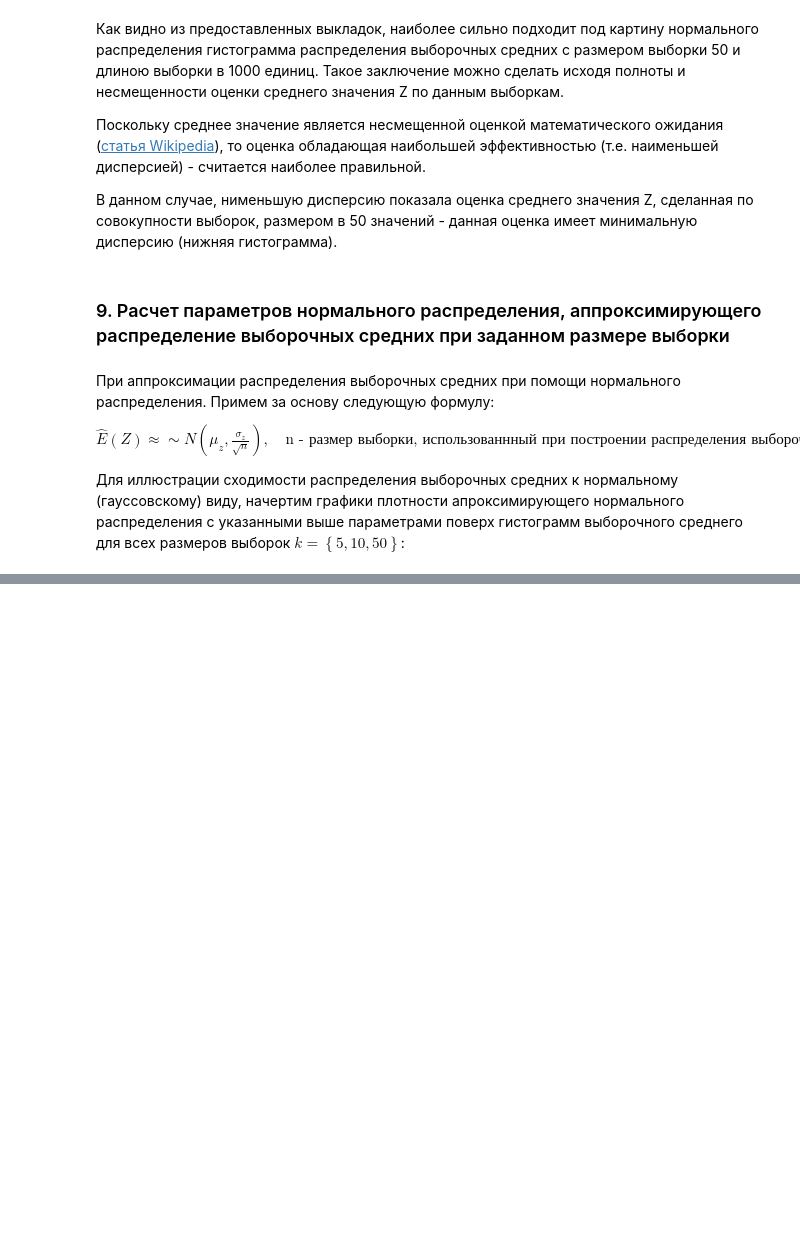
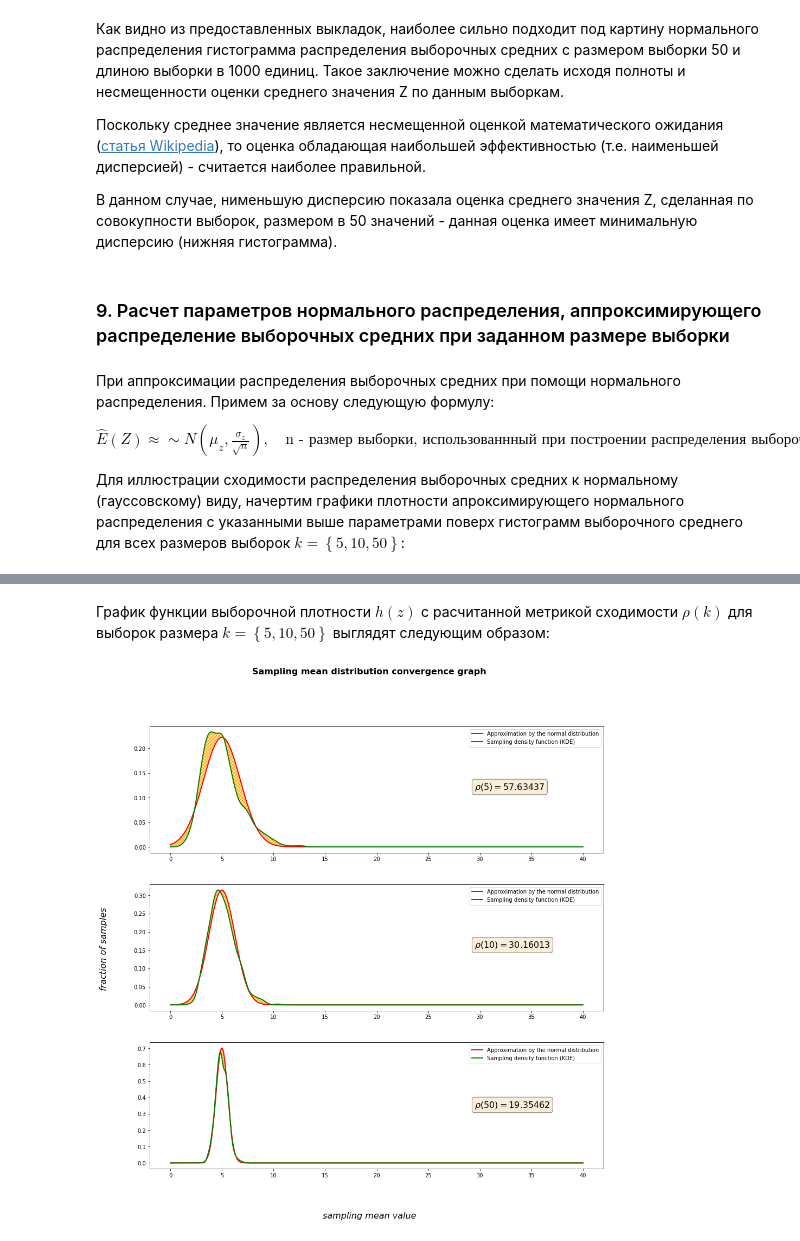
Before and after one commit to avikulin/PythonMath, a Jupyter notebook: Yandex ML Course #1/CourseProject/CourseProject.ipynb, the cells around one changed output, grey strips where cells are left out. Cells and saved outputs as stored; diff of their text form; code cells hidden in the pictures; blank space fills up the shorter version.

Commit message:
Add convergence metric. Add conclusion. Made some refactoring.

```diff
--- a/Yandex ML Course #1/CourseProject/CourseProject.ipynb
+++ b/Yandex ML Course #1/CourseProject/CourseProject.ipynb
@@ -762,0 +858,72 @@ plt.show()
+# %% [markdown]
+График функции выборочной плотности $h \left( z \right)$ с расчитанной метрикой сходимости $\rho \left( k \right)$ для выборок размера $k = \left\{5, 10, 50\right\}$ выглядят следующим образом:
+# %%
+# Готовим вывод группы графиков (3 х 1)
+fig, axes = plt.subplots(3,1)
+fig.set_size_inches(15,15)
+fig.subplots_adjust(hspace=0.25)
+
+# Выводим общий заголовок группы графиков
+fig.suptitle("Sampling mean distribution convergence graph", fontsize=16, fontweight="bold")
+
+# Выводим название общих осей координат
+fig.text(0.5, 0.04, "sampling mean value", ha="center",
+         fontdict= {"color":  "black", "style":"italic", "weight": "normal", "size": 16})
+
+fig.text(0.04, 0.5, "fraction of samples",
+         va='center', rotation='vertical',
+         fontdict= {"color":  "black", "style":"italic", "weight": "normal", "size": 16})
+
+# Создаем структуры данных для будущего испольдования
+z_distribution_kde = dict() # - набор данных по функции плотности вероятности,
+                            #   полученной путем ядерного сглаживания данных выборки.
+                            #   Набор данных формируется для каждой выборки распределения среднего.
+
+rho = dict()                # - набор данных по метрике расстояния между апроксимирующей и выборочной
+                            #   функцией плотности вероятности.
+                            #   Набор данных формируется для каждой выборки распределения среднего.
+
+
+# Итерируем по всем выборкам распределения среднего значения
+for i, size in enumerate(SAMPLING_SIZE):
+
+        # Создем экземпляр адаптера ядерного сглаживания на основании данных выборки
+        kde_adapter = st.gaussian_kde(dataset=sampling_mean_distribution[size], bw_method="scott")
+
+        # Создаем набор данных для отображения функции выборочной плотности вероятности
+        z_distribution_kde[size] = kde_adapter.pdf(z_distribution_normal_space)
+
+        # Отображаем функцию апроксимирующей нормальной плотности вероятности
+        axes[i].plot(z_distribution_normal_space, z_distribution_normal_approximation[size], "r-", linewidth=2.0,
+                 label="Approximation by the normal distribution")
+
+        # Отображаем функцию выборочной плотности вероятности
+        axes[i].plot(z_distribution_normal_space, z_distribution_kde[size], "g-", linewidth=2.0,
+                 label="Sampling density function (KDE)")
+
+        # Отрисовываем область расстояния между графиками
+        axes[i].fill_between(x=z_distribution_normal_space,
+                             y1 = z_distribution_normal_approximation[size],
+                             y2 = z_distribution_kde[size],
+                             facecolor="moccasin",
+                             edgecolor="orange",
+                             linewidth=1,
+                             hatch="xxxx" )
+
+        # Выводим легенду
+        axes[i].legend()
+
+        # Рассчитываем метрику расстояния между выборочной и апроксимирующей функцией вероятности
+        # для каждой выборки распределения среднего значения
+        rho[size] = np.sum(np.abs(np.array(z_distribution_normal_approximation[size]) - z_distribution_kde[size]))
+
+        # Выводим значение метрики расстояния
+        annotation_box_props = dict(boxstyle="round", facecolor="wheat", alpha=0.5)
+        axes[i].text(x=29.5, y = np.max( z_distribution_kde[size])/2.,
+                     s=r"$\rho \left({0}\right)={1:5.5f}$".format(size, rho[size]),
+                     fontdict= {"color":"black", "weight":"normal", "size":16},
+                     bbox=annotation_box_props)
+
+plt.show()
+# %% [output]
+[figure, added]
```
Also changed, not shown: parts of 25 cells of this notebook.
